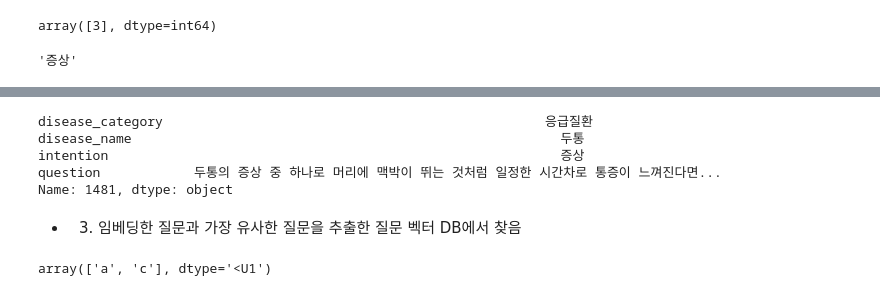
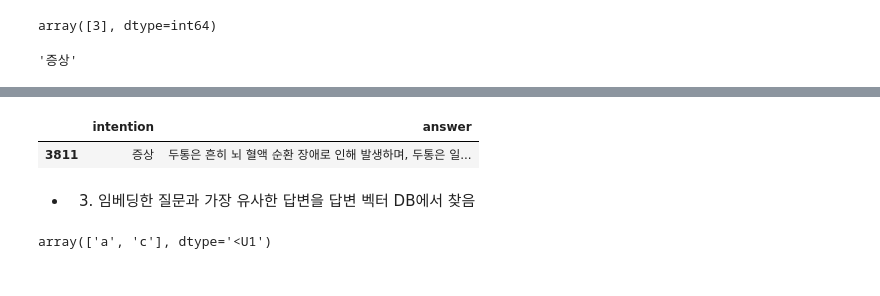
Before and after one commit to bymate/healthcare-ai-chatbot, a Jupyter notebook: 의도분류&RAG.ipynb, the cells around one changed output, grey strips where cells are left out. Saved outputs shown, nothing was run; the diff lists cells and outputs as text; code cells hidden in the pictures.

```diff
--- a/의도분류&RAG.ipynb
+++ b/의도분류&RAG.ipynb
@@ -141,12 +156,12 @@ test_list
 ['하이요', '하이요']
 # %%
 final_chunk = []
-question_map = []
+answer_map = []
 intention_map = []
 
-for question in question_list:
+for answer in answer_list:
     # 2문장씩 나누기
-    sentence_chunk = split_sentences(question, max_sentences=2)
+    sentence_chunk = split_sentences(answer, max_sentences=2)
 
     # 긴 문장 쪼개기
     for chunk in sentence_chunk:
@@ -154,7 +169,7 @@ for question in question_list:
         final_chunk.extend(split_chunks)
 
         # 분할된 chunk마다 원본 맵핑
-        question_map.extend([question] * len(split_chunks))
-        # 분할된 chunk마다 질문 의도 맵핑
-        intention = question_df[question_df['question'] == question]['intention'].values[0] # series 형태여서 values로 텍스트만 가져옴.
+        answer_map.extend([answer] * len(split_chunks))
+        # 분할된 chunk마다 답변 의도 맵핑
+        intention = answer_df[answer_df['answer'] == answer]['intention'].values[0] # series 형태여서 values로 텍스트만 가져옴.
         intention_map.extend([intention] * len(split_chunks))
@@ -266,14 +301,11 @@ len(filtered_intention_idx), filtered_intention_idx
-# %%
-# intention이 증상인지 확인
-question_df.iloc[1481]
-# %% [output]
-disease_category                                                 응급질환
-disease_name                                                       두통
-intention                                                          증상
-question            두통의 증상 중 하나로 머리에 맥박이 뛰는 것처럼 일정한 시간차로 통증이 느껴진다면...
-Name: 1481, dtype: object
+# %%
+# intention이 증상인지 확인
+answer_df[['intention', 'answer']].loc[answer_df['answer']==answer_map[16392]]
+# %% [output]
+|  | intention | answer |
+| 3811 | 증상 | 두통은 흔히 뇌 혈액 순환 장애로 인해 발생하며, 두통은 일... |
 # %% [markdown]
-- 3. 임베딩한 질문과 가장 유사한 질문을 추출한 질문 벡터 DB에서 찾음
+- 3. 임베딩한 질문과 가장 유사한 답변을 답변 벡터 DB에서 찾음
 # %%
 a = np.array(['a', 'b', 'c', 'd', 'e'])
 li = [0, 2]
```
Also changed, not shown: parts of 46 cells of this notebook.
